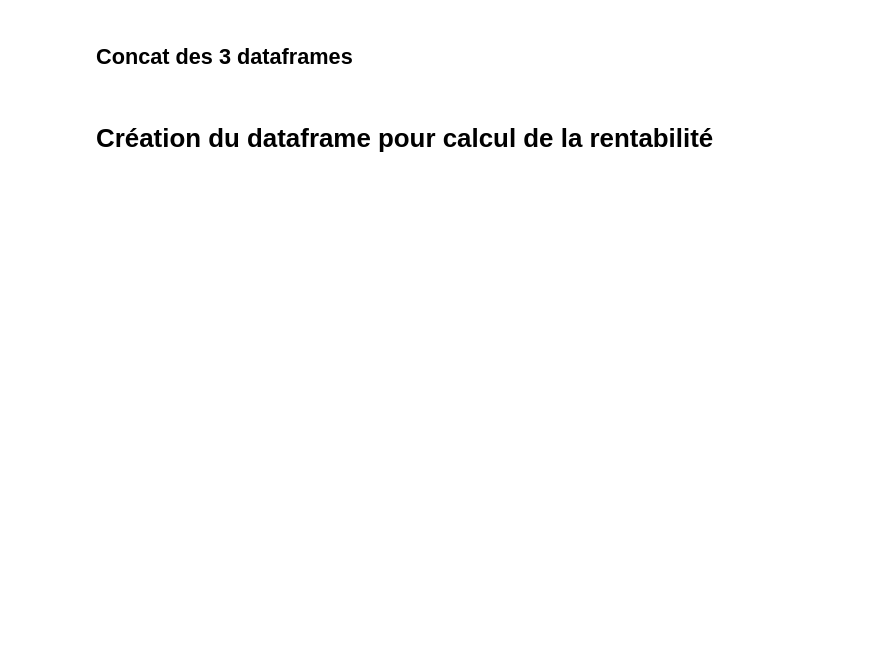
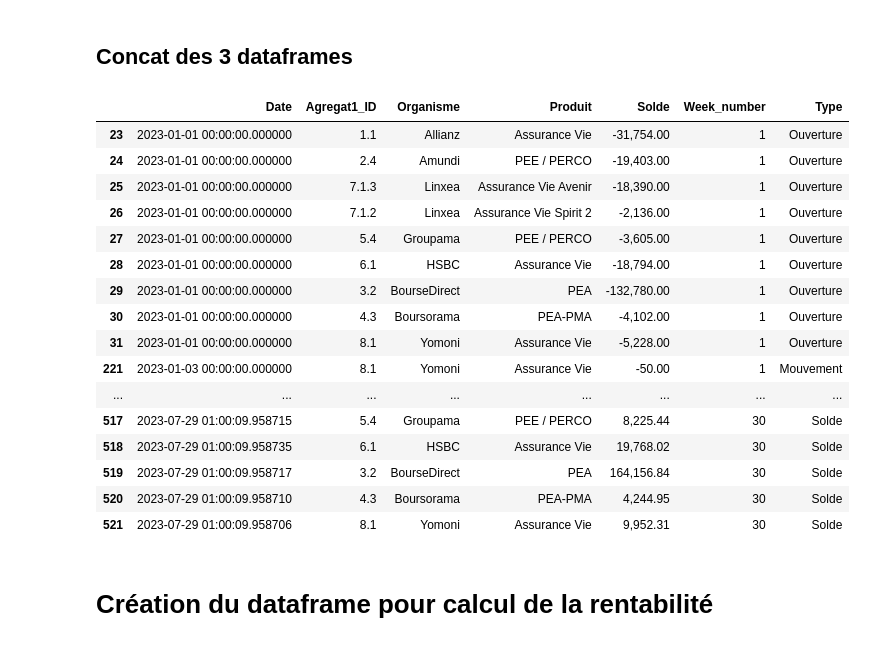
Before and after one commit to BenoitProst/finary, a Jupyter notebook: Wealth Extract Analysis.ipynb, the cells around one changed output. Saved outputs shown, nothing was run; the diff lists cells and outputs as text; code cells hidden in the pictures; blank space fills up the shorter version.

```diff
--- a/Wealth Extract Analysis.ipynb
+++ b/Wealth Extract Analysis.ipynb
@@ -251,6 +252,26 @@ dfMouvementYDT["Agregat1_ID"] = dfMouvementYDT["Agregat1_ID"].astype(str)
 ## Concat des 3 dataframes
 # %%
 dfXirrYdt = pd.concat([dfYDTOuverture, dfMouvementYDT, dfYDTSolde])
+# %%
+dfXirrYdt
+# %% [output]
+|  | Date | Agregat1_ID | Organisme | Produit | Solde | Week_number | Type |
+| 23 | 2023-01-01 00:00:00.000000 | 1.1 | Allianz | Assurance Vie | -31,754.00 | 1 | Ouverture |
+| 24 | 2023-01-01 00:00:00.000000 | 2.4 | Amundi | PEE / PERCO | -19,403.00 | 1 | Ouverture |
+| 25 | 2023-01-01 00:00:00.000000 | 7.1.3 | Linxea | Assurance Vie Avenir | -18,390.00 | 1 | Ouverture |
+| 26 | 2023-01-01 00:00:00.000000 | 7.1.2 | Linxea | Assurance Vie Spirit 2 | -2,136.00 | 1 | Ouverture |
+| 27 | 2023-01-01 00:00:00.000000 | 5.4 | Groupama | PEE / PERCO | -3,605.00 | 1 | Ouverture |
+| 28 | 2023-01-01 00:00:00.000000 | 6.1 | HSBC | Assurance Vie | -18,794.00 | 1 | Ouverture |
+| 29 | 2023-01-01 00:00:00.000000 | 3.2 | BourseDirect | PEA | -132,780.00 | 1 | Ouverture |
+| 30 | 2023-01-01 00:00:00.000000 | 4.3 | Boursorama | PEA-PMA | -4,102.00 | 1 | Ouverture |
+| 31 | 2023-01-01 00:00:00.000000 | 8.1 | Yomoni | Assurance Vie | -5,228.00 | 1 | Ouverture |
+| 221 | 2023-01-03 00:00:00.000000 | 8.1 | Yomoni | Assurance Vie | -50.00 | 1 | Mouvement |
+| ... | ... | ... | ... | ... | ... | ... | ... |
+| 517 | 2023-07-29 01:00:09.958715 | 5.4 | Groupama | PEE / PERCO | 8,225.44 | 30 | Solde |
+| 518 | 2023-07-29 01:00:09.958735 | 6.1 | HSBC | Assurance Vie | 19,768.02 | 30 | Solde |
+| 519 | 2023-07-29 01:00:09.958717 | 3.2 | BourseDirect | PEA | 164,156.84 | 30 | Solde |
+| 520 | 2023-07-29 01:00:09.958710 | 4.3 | Boursorama | PEA-PMA | 4,244.95 | 30 | Solde |
+| 521 | 2023-07-29 01:00:09.958706 | 8.1 | Yomoni | Assurance Vie | 9,952.31 | 30 | Solde |
 # %% [markdown]
 # Création du dataframe pour calcul de la rentabilité
 # %%
```
Also changed, not shown: parts of 14 cells of this notebook, 1 other file.
